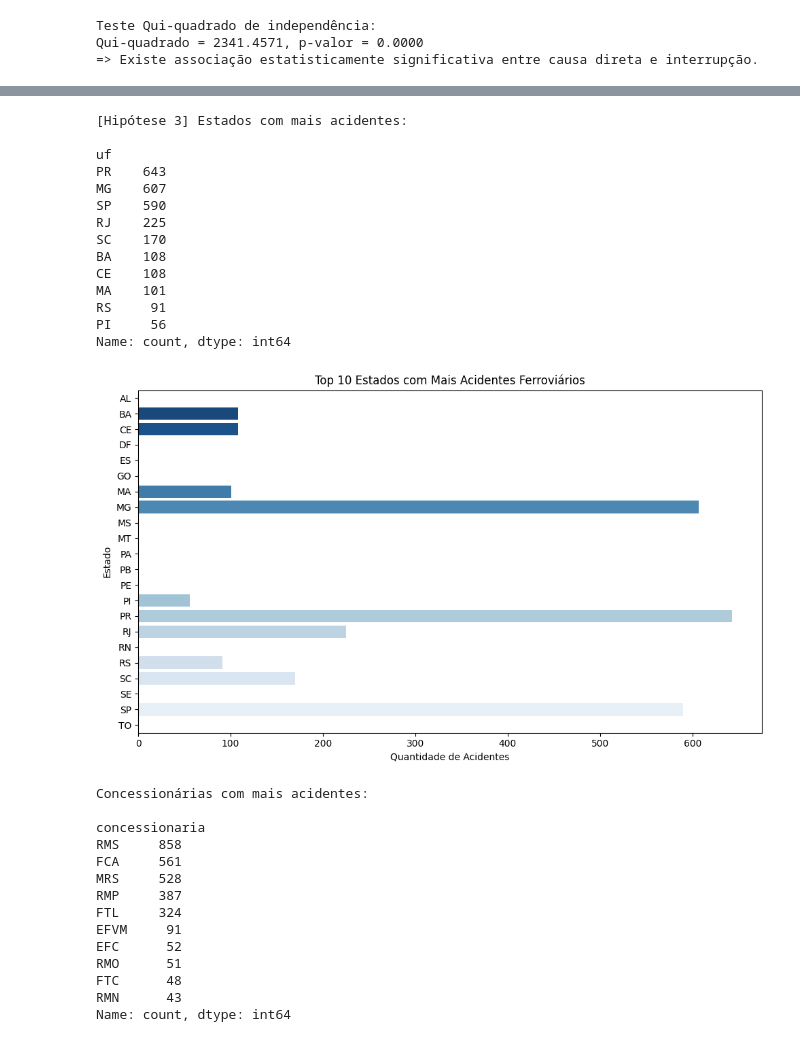
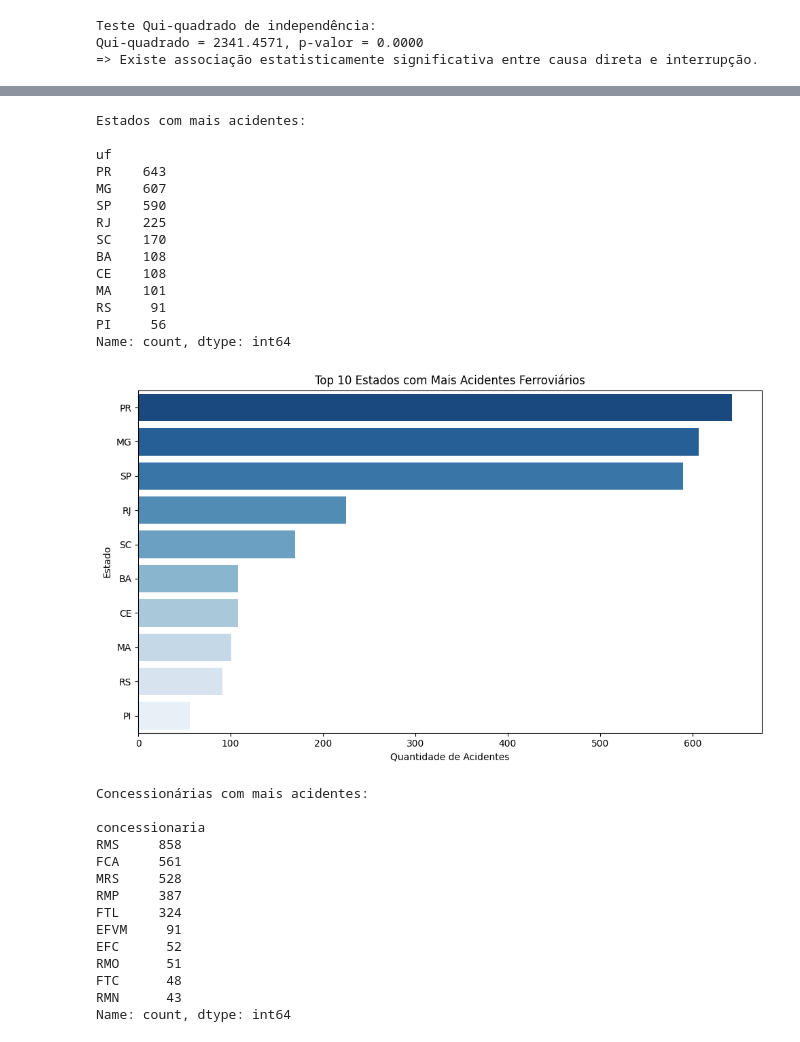
Before and after one commit to fabarroso/MVP1, a Jupyter notebook: MVP1.ipynb, the cells around one changed output, grey strips where cells are left out. Saved outputs shown, nothing was run; the diff lists cells and outputs as text; code cells hidden in the pictures.

```diff
--- a/MVP1.ipynb
+++ b/MVP1.ipynb
@@ -792,48 +792,48 @@ No caso das concessionárias, a liderança da RMS ou MRS se justifica por ela op
 Também é possível que a qualidade dos registros e a transparência na notificação de incidentes varie entre concessionárias, o que pode influenciar a concentração dos dados.
 # %%
 # Estados com mais acidentes
-print("\n[Hipótese 3] Estados com mais acidentes:\n")
+print("\nEstados com mais acidentes:\n")
 top_estados = df['uf'].value_counts().sort_values(ascending=False).head(10)
 print(top_estados)
 
 # Gráfico dos estados em ordem decrescente
 plt.figure(figsize=(10,6))
-sns.barplot(x=top_estados.values, y=top_estados.index, palette='Blues_r')
+sns.barplot(x=top_estados.values, y=top_estados.index, order=top_estados.index, palette='Blues_r')
 plt.title('Top 10 Estados com Mais Acidentes Ferroviários')
 plt.xlabel('Quantidade de Acidentes')
 plt.ylabel('Estado')
 plt.tight_layout()
 plt.show()
 
-# Concessionarias com mais acidentes
+# Concessionárias com mais acidentes
 print("\nConcessionárias com mais acidentes:\n")
 top_concess = df['concessionaria'].value_counts().sort_values(ascending=False).head(10)
 print(top_concess)
 
 # Gráfico das concessionárias em ordem decrescente
 plt.figure(figsize=(10,6))
-sns.barplot(x=top_concess.values, y=top_concess.index, palette='Greens_r')
+sns.barplot(x=top_concess.values, y=top_concess.index, order=top_concess.index, palette='Greens_r')
 plt.title('Top 10 Concessionárias com Mais Acidentes Ferroviários')
 plt.xlabel('Quantidade de Acidentes')
 plt.ylabel('Concessionária')
 plt.tight_layout()
 plt.show()
 # %% [output]
-[Hipótese 3] Estados com mais acidentes:
+Estados com mais acidentes:
 
 uf
 PR    643
 MG    607
 SP    590
 RJ    225
 SC    170
 BA    108
 CE    108
 MA    101
 RS     91
 PI     56
 Name: count, dtype: int64
-[figure, old version]
+[figure, new version]
 Concessionárias com mais acidentes:
 
 concessionaria
```
Also changed, not shown: parts of 4 cells of this notebook.
